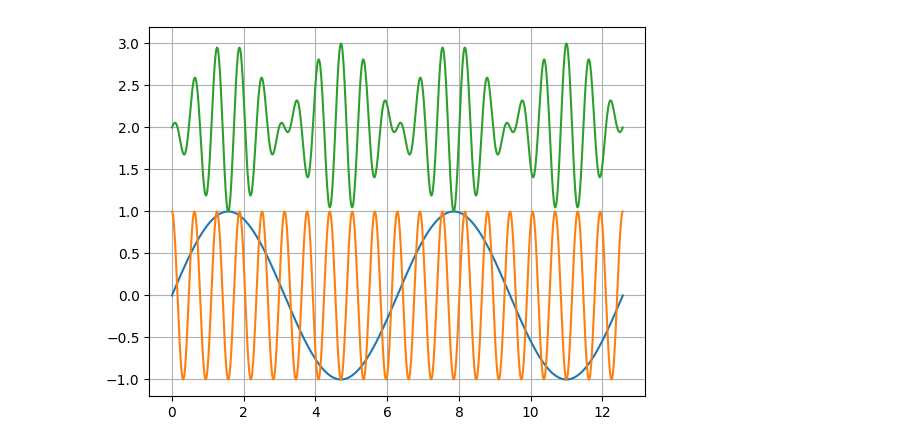
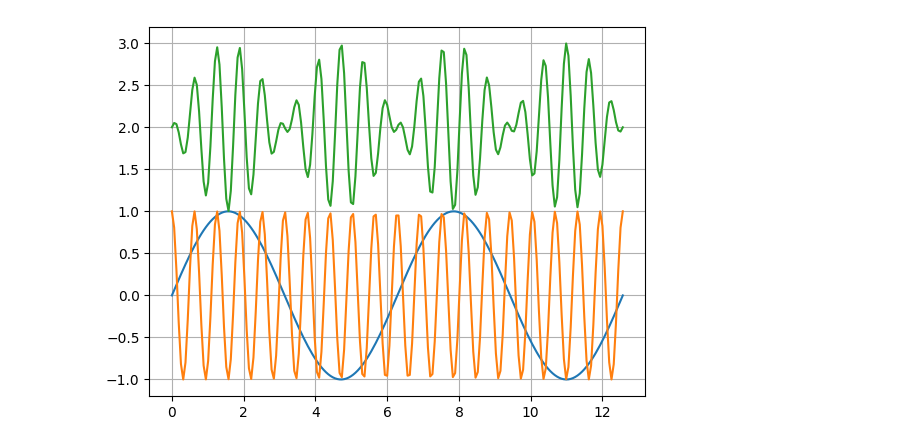
Before and after one commit to rkbose/Nabby-tiny, a Jupyter notebook: test.ipynb, the cells around one changed output. Saved outputs shown, nothing was run; the diff lists cells and outputs as text; code cells hidden in the pictures.

```diff
--- a/test.ipynb
+++ b/test.ipynb
@@ -1,13 +1,13 @@
 # %%
 import matplotlib.pyplot as plt
 import numpy as np
 pi = 3.1415279
 
-x = np.linspace(0,4*pi,1000)
+x = np.linspace(0,4*pi,200)
 plt.plot(x, np.sin(x))
 plt.plot(x, np.cos(10*x))
 plt.plot(x, np.cos(10*x)*np.sin(x)+2)
 plt.grid()
 plt.show()
 # %% [output]
-[figure, old version]
+[figure, new version]
```
Also changed, not shown: 3 other files.
